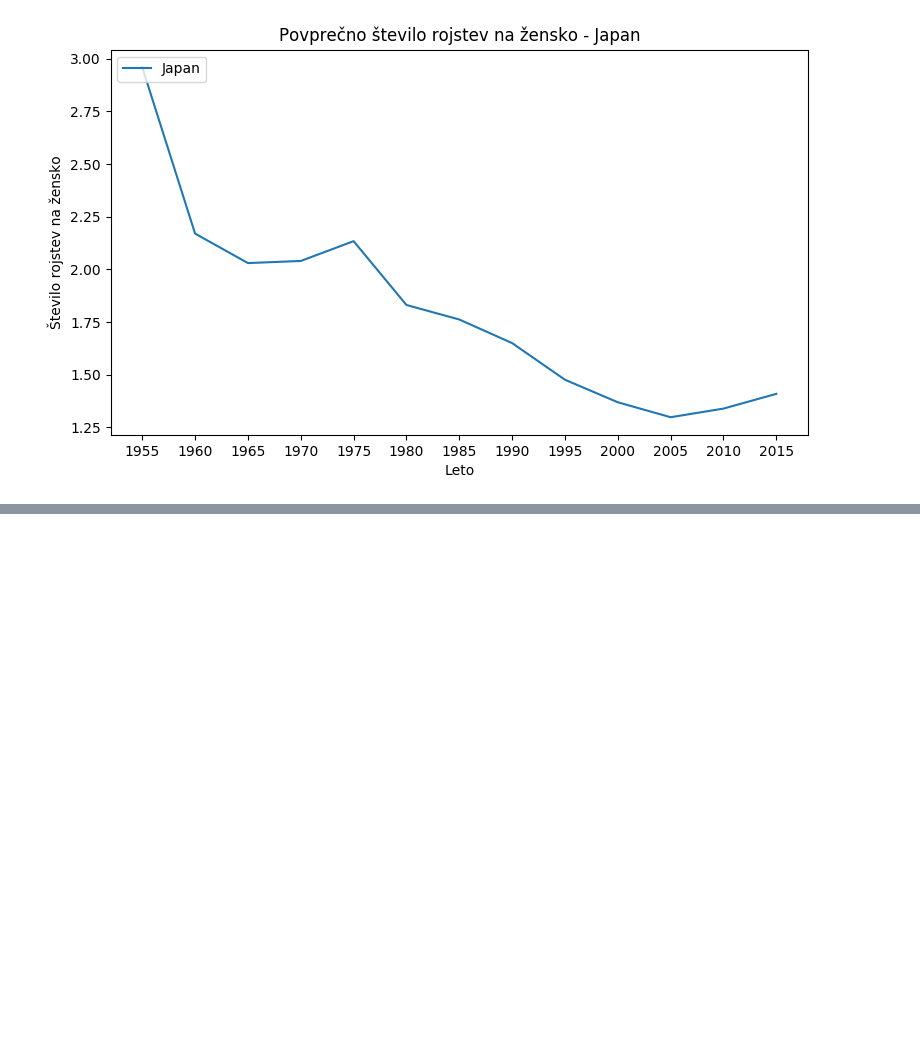
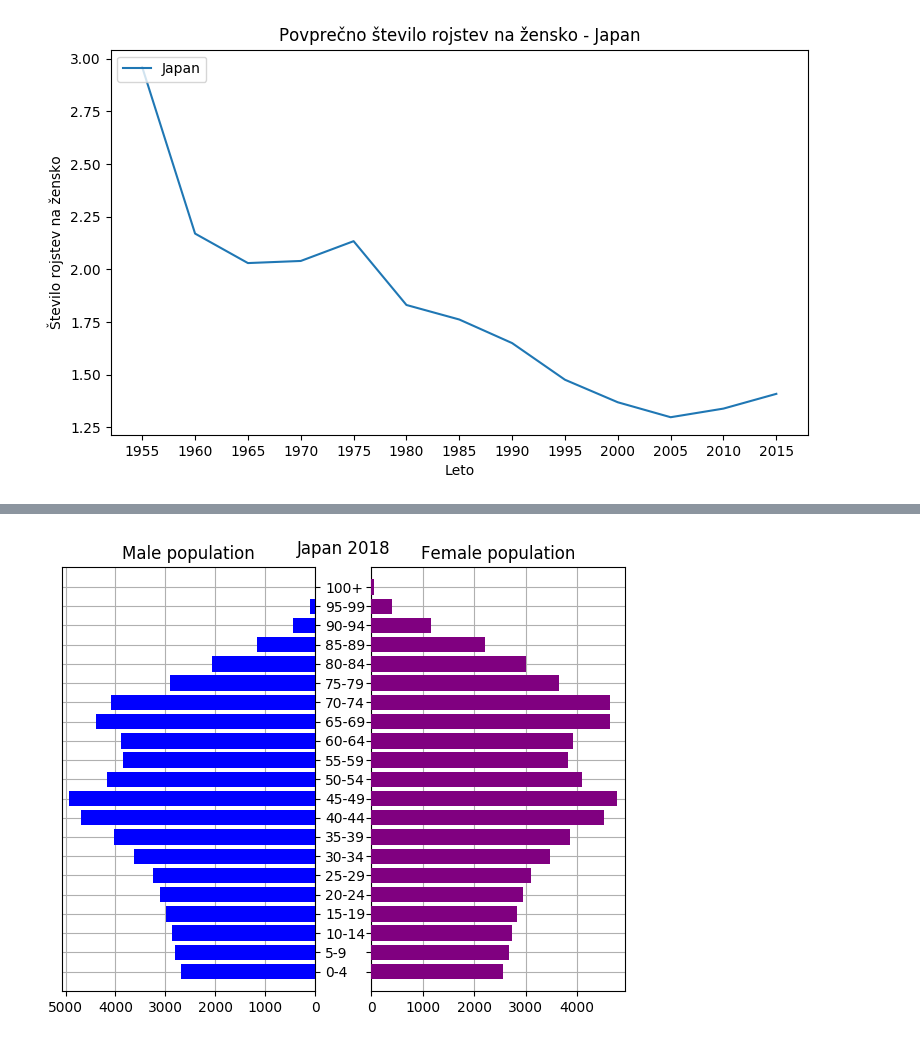
Before and after one commit to MaticSincek/PR18JJMSTB, a Jupyter notebook: vmesno-poročilo.ipynb, the cells around one changed output, grey strips where cells are left out. Drawn from its saved outputs; the diff is of its cells as text; code cells hidden in the pictures; blank space fills up the shorter version.

```diff
--- a/vmesno-poročilo.ipynb
+++ b/vmesno-poročilo.ipynb
@@ -659,0 +663,4 @@ childrenBorn("Japan")
+# %%
+ageGroupVisualisation("WPP2017_PopulationByAgeSex_Medium.csv", 2018, "Japan")
+# %% [output]
+[figure, added]
```
Also changed, not shown: parts of 4 cells of this notebook.
